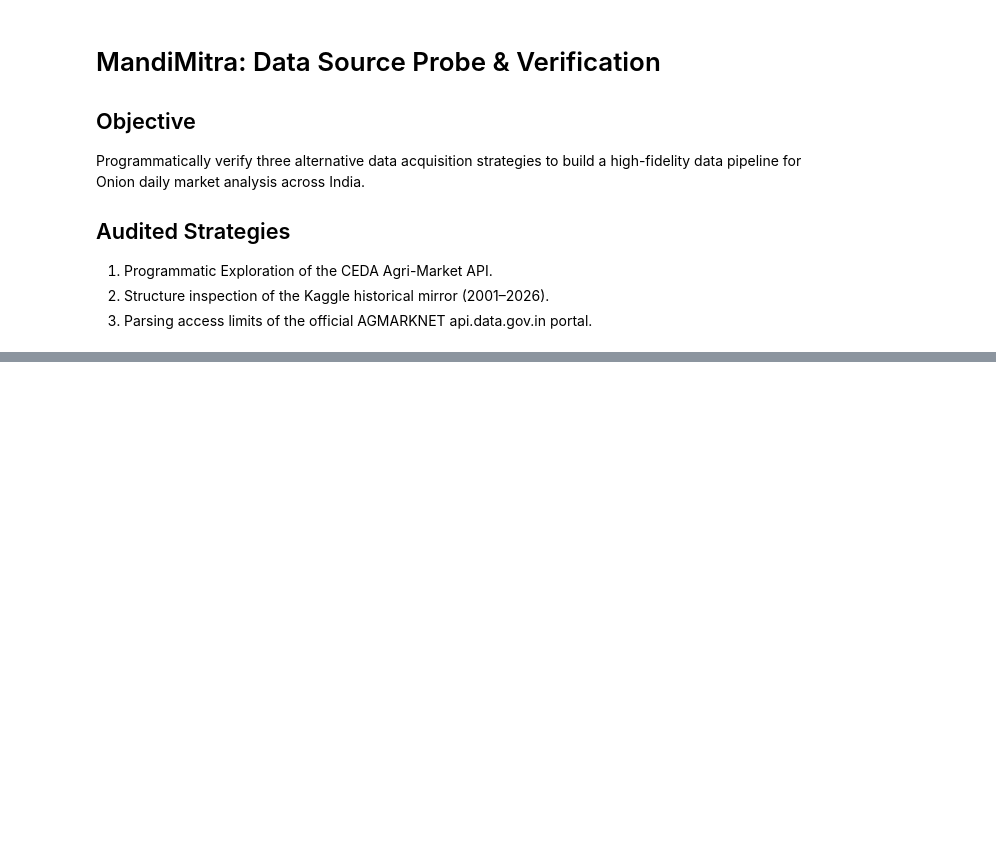
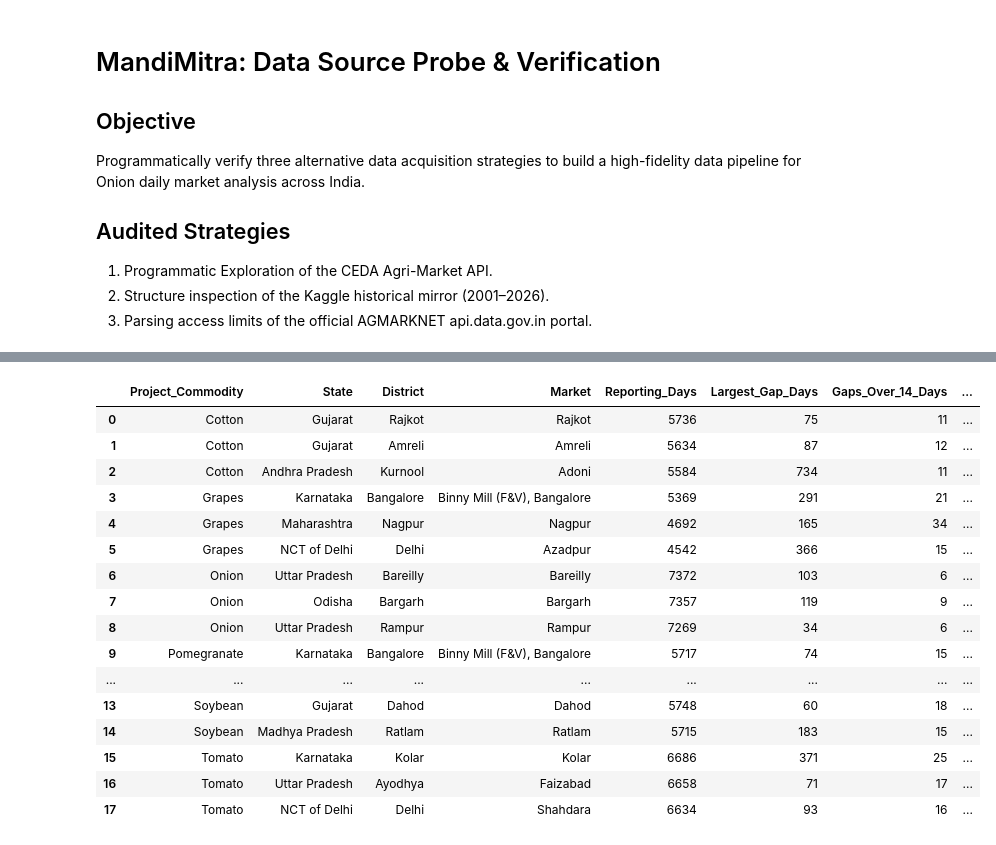
Before and after one commit to Sachpreet-01/MandiMitra, a Jupyter notebook: notebooks/01_data_source_audit.ipynb, the cells around one changed output, grey strips where cells are left out. Cells and saved outputs as stored; diff of their text form; code cells hidden in the pictures; blank space fills up the shorter version.

```diff
--- a/notebooks/01_data_source_audit.ipynb
+++ b/notebooks/01_data_source_audit.ipynb
@@ -33,0 +1070,74 @@ print(f"Required historical columns: {expected_mirror_columns}")
+# %%
+gap_audit = con.execute("""
+    WITH market_dates AS (
+        SELECT DISTINCT
+            Project_Commodity,
+            State,
+            District,
+            Market,
+            Parsed_Date
+        FROM target_data
+    ),
+
+    date_gaps AS (
+        SELECT
+            Project_Commodity,
+            State,
+            District,
+            Market,
+            Parsed_Date,
+            LAG(Parsed_Date) OVER (
+                PARTITION BY
+                    Project_Commodity,
+                    State,
+                    District,
+                    Market
+                ORDER BY Parsed_Date
+            ) AS Previous_Date
+        FROM market_dates
+    )
+
+    SELECT
+        Project_Commodity,
+        State,
+        District,
+        Market,
+        COUNT(*) AS Reporting_Days,
+        MAX(date_diff('day', Previous_Date, Parsed_Date))
+            AS Largest_Gap_Days,
+        COUNT(*) FILTER (
+            WHERE date_diff('day', Previous_Date, Parsed_Date) > 14
+        ) AS Gaps_Over_14_Days,
+        COUNT(*) FILTER (
+            WHERE date_diff('day', Previous_Date, Parsed_Date) > 30
+        ) AS Gaps_Over_30_Days
+
+    FROM date_gaps
+    GROUP BY Project_Commodity, State, District, Market
+    HAVING COUNT(*) >= 1000
+    QUALIFY ROW_NUMBER() OVER (
+        PARTITION BY Project_Commodity
+        ORDER BY COUNT(*) DESC
+    ) <= 3
+    ORDER BY Project_Commodity, Reporting_Days DESC
+""").df()
+
+display(gap_audit)
+# %% [output]
+|  | Project_Commodity | State | District | Market | Reporting_Days | Largest_Gap_Days | Gaps_Over_14_Days | ... |
+| 0 | Cotton | Gujarat | Rajkot | Rajkot | 5736 | 75 | 11 | ... |
+| 1 | Cotton | Gujarat | Amreli | Amreli | 5634 | 87 | 12 | ... |
+| 2 | Cotton | Andhra Pradesh | Kurnool | Adoni | 5584 | 734 | 11 | ... |
+| 3 | Grapes | Karnataka | Bangalore | Binny Mill (F&V), Bangalore | 5369 | 291 | 21 | ... |
+| 4 | Grapes | Maharashtra | Nagpur | Nagpur | 4692 | 165 | 34 | ... |
+| 5 | Grapes | NCT of Delhi | Delhi | Azadpur | 4542 | 366 | 15 | ... |
+| 6 | Onion | Uttar Pradesh | Bareilly | Bareilly | 7372 | 103 | 6 | ... |
+| 7 | Onion | Odisha | Bargarh | Bargarh | 7357 | 119 | 9 | ... |
+| 8 | Onion | Uttar Pradesh | Rampur | Rampur | 7269 | 34 | 6 | ... |
+| 9 | Pomegranate | Karnataka | Bangalore | Binny Mill (F&V), Bangalore | 5717 | 74 | 15 | ... |
+| ... | ... | ... | ... | ... | ... | ... | ... | ... |
+| 13 | Soybean | Gujarat | Dahod | Dahod | 5748 | 60 | 18 | ... |
+| 14 | Soybean | Madhya Pradesh | Ratlam | Ratlam | 5715 | 183 | 15 | ... |
+| 15 | Tomato | Karnataka | Kolar | Kolar | 6686 | 371 | 25 | ... |
+| 16 | Tomato | Uttar Pradesh | Ayodhya | Faizabad | 6658 | 71 | 17 | ... |
+| 17 | Tomato | NCT of Delhi | Delhi | Shahdara | 6634 | 93 | 16 | ... |
```
Also changed, not shown: parts of 24 cells of this notebook, 2 other files.
